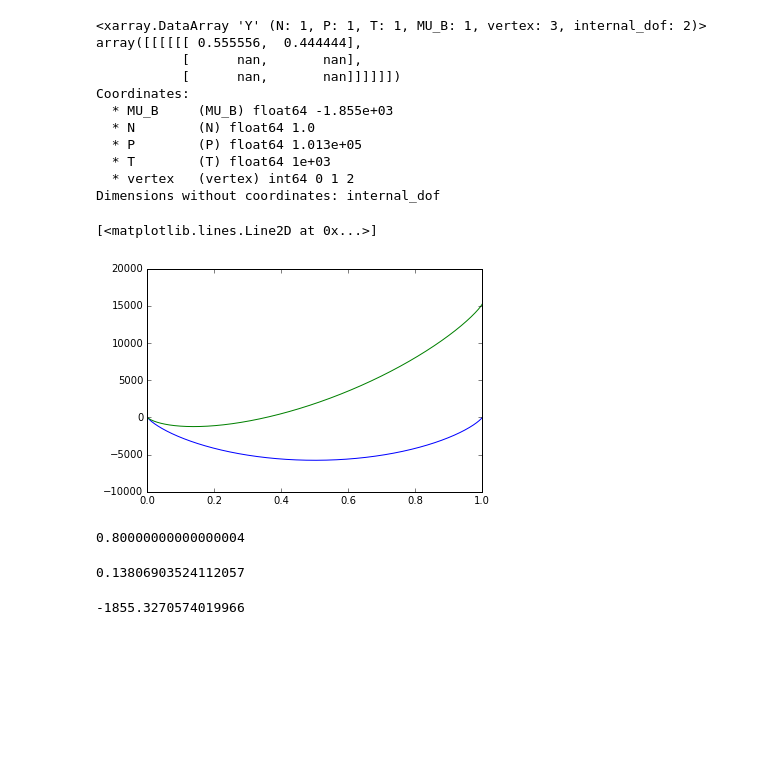
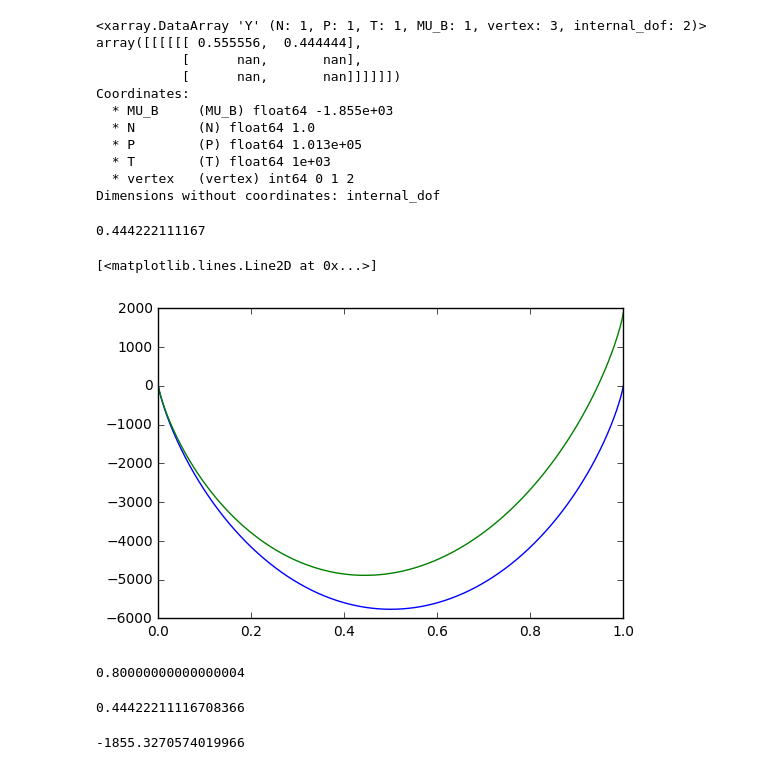
Before and after one commit to richardotis/pycalphad-sandbox, a Jupyter notebook: AdvancedConditions.ipynb, the cells around one changed output. Cells and saved outputs as stored; diff of their text form; code cells hidden in the pictures; blank space fills up the shorter version.

```diff
--- a/AdvancedConditions.ipynb
+++ b/AdvancedConditions.ipynb
@@ -82,21 +82,22 @@ Dimensions without coordinates: internal_dof
 # %%
 %matplotlib inline
 import matplotlib.pyplot as plt
 import numpy as np
 
 x = np.linspace(1e-9,1-1e-9,2000)
 y = 1-x
 gm = 8314.5*(np.log(x)*x + (y)*np.log(y))
 ac = 0.8
 mu = 8314.5*np.log(0.8)
 
-trans_func = gm - (mu)*x - 8314.5*np.log(0.2)*x
-
+trans_func = gm - (mu - np.gradient(gm))*x
+print(x[np.argmin(trans_func)])
 plt.plot(x,gm, label='GM')
 plt.plot(x, trans_func, label='L')
 # %% [output]
-[<matplotlib.lines.Line2D at 0x...>]
+0.444222111167
+[<matplotlib.lines.Line2D at 0x...>]
-[figure, old version]
+[figure, new version]
 # %%
 np.exp(-1855.3270574019966/8314.5)
 # %% [output]
@@ -104,7 +105,7 @@ np.exp(-1855.3270574019966/8314.5)
 # %%
 x[np.argmin(trans_func)]
 # %% [output]
-0.13806903524112057
+0.44422211116708366
 # %%
 8314.5*np.log(0.8)
 # %% [output]
```
Also changed, not shown: parts of 3 cells of this notebook.
